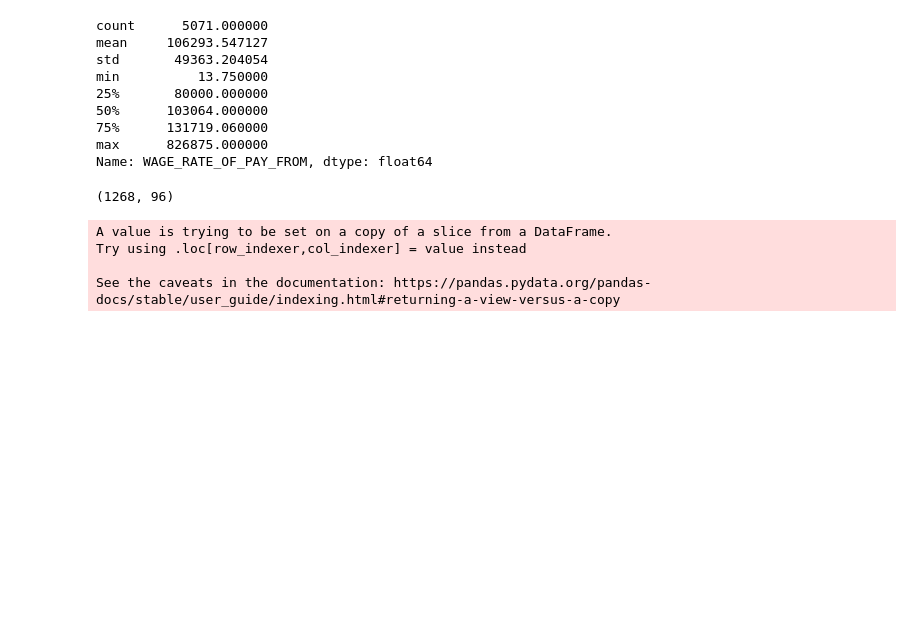
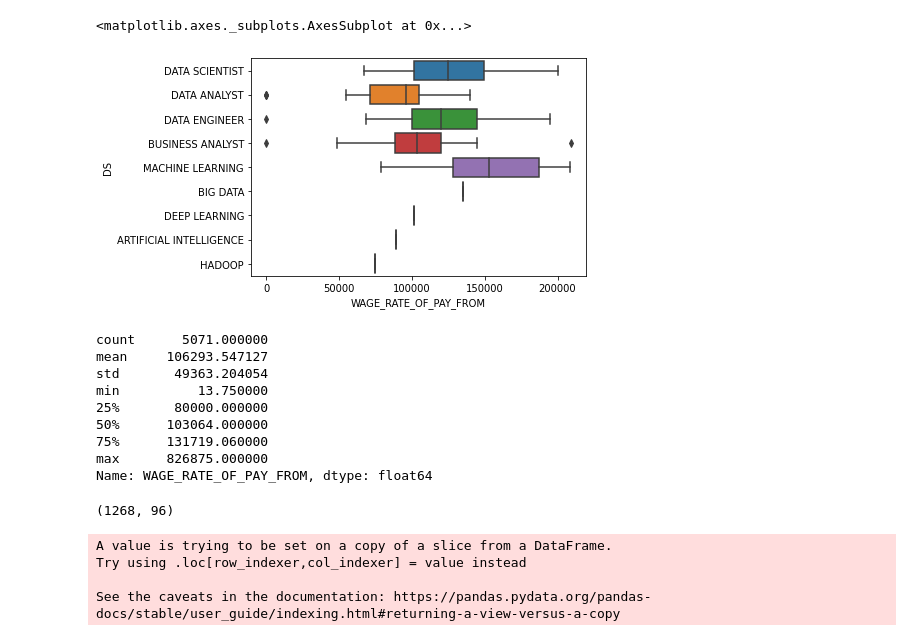
Before and after one commit to nocwang/salary_MA, a Jupyter notebook: salary_H1B_MA.ipynb, the cells around one changed output. Drawn from its saved outputs; the diff is of its cells as text; code cells hidden in the pictures; blank space fills up the shorter version.

```diff
--- a/salary_H1B_MA.ipynb
+++ b/salary_H1B_MA.ipynb
@@ -8,0 +17,15 @@ df=pd.read_excel("/content/LCA_Disclosure_Data_FY2021_Q4-MA.xlsx")
+# %%
+for col in ['JOB_TITLE',]:
+    df[col]=df[col].str.upper()
+import numpy as np
+df['DS'] = np.nan
+df.DS[df['JOB_TITLE'].str.contains('DATA SCIENTIST')] = 'DATA SCIENTIST'
+df.DS[df['JOB_TITLE'].str.contains('DATA ANALYST')] = 'DATA ANALYST'
+df.DS[df['JOB_TITLE'].str.contains('MACHINE LEARNING')] = 'MACHINE LEARNING'
+df.DS[df['JOB_TITLE'].str.contains('BUSINESS ANALYST')] = 'BUSINESS ANALYST'
+df.DS[df['JOB_TITLE'].str.contains('DEEP LEARNING')] = 'DEEP LEARNING'
+df.DS[df['JOB_TITLE'].str.contains('ARTIFICIAL INTELLIGENCE')] = 'ARTIFICIAL INTELLIGENCE'
+df.DS[df['JOB_TITLE'].str.contains('BIG DATA')] = 'BIG DATA'
+df.DS[df['JOB_TITLE'].str.contains('HADOOP')] = 'HADOOP'
+df.DS[df['JOB_TITLE'].str.contains('DATA ENGINEER')] = 'DATA ENGINEER'
+df['DS']= df.DS.replace(np.nan, 'Others', regex=True)
@@ -9,3 +46,10 @@ df=pd.read_excel("/content/LCA_Disclosure_Data_FY2021_Q4-MA.xlsx")
+# %%
+df4=df[~df['DS'].isin(['Others'])]
+
+sns.boxplot(x="WAGE_RATE_OF_PAY_FROM", y='DS',data=df4)
+# %% [output]
+<matplotlib.axes._subplots.AxesSubplot at 0x...>
+[figure, added]
 # %%
 df['WAGE_RATE_OF_PAY_FROM'].describe()
 # %% [output]
```
Also changed, not shown: parts of 3 cells of this notebook.
